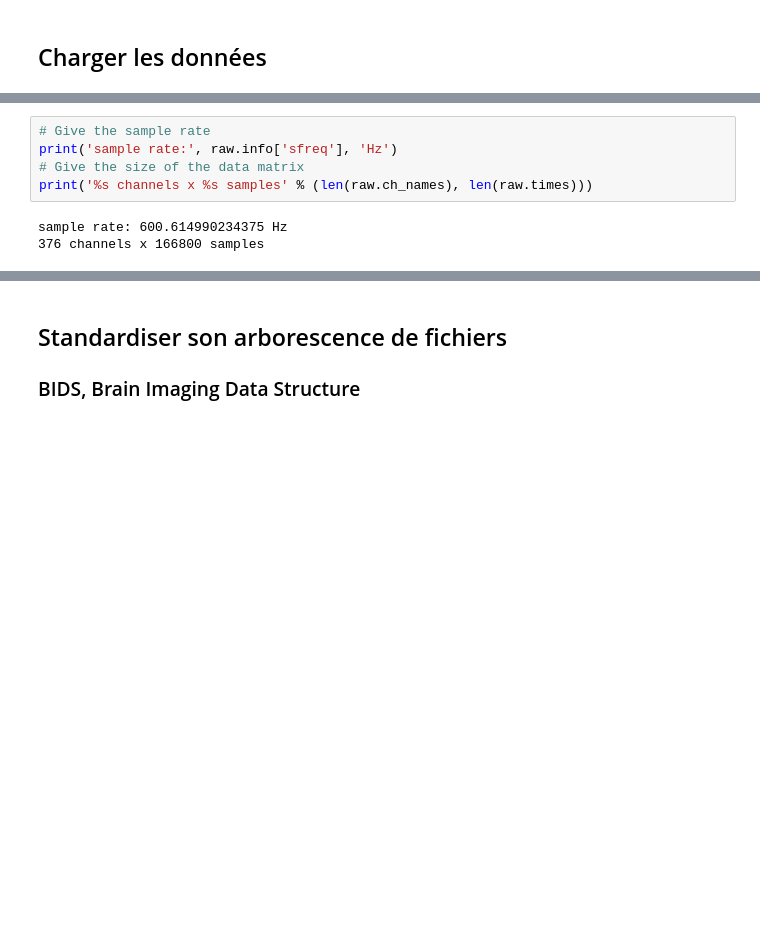
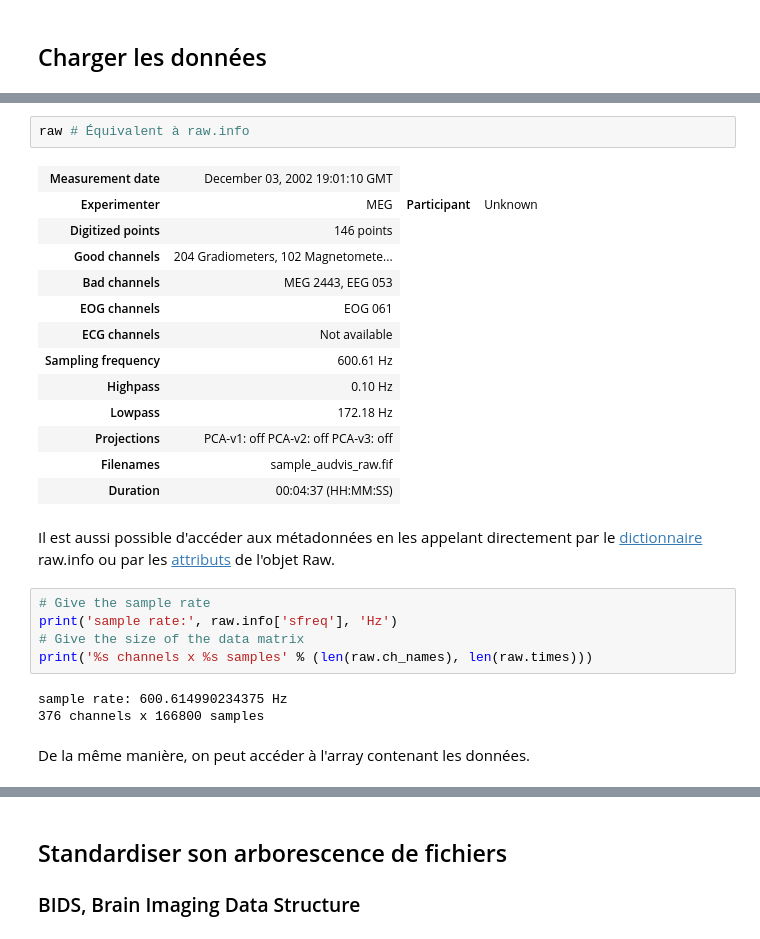
Before and after one commit to hyruuk/PSY2008A2021, a Jupyter notebook: AP1 - Manipulation de données électrophysiologiques dans MNE-Python.ipynb, the cells around one changed output, grey strips where cells are left out. Saved outputs shown, nothing was run; the diff lists cells and outputs as text; blank space fills up the shorter version.

```diff
--- a/AP1 - Manipulation de données électrophysiologiques dans MNE-Python.ipynb
+++ b/AP1 - Manipulation de données électrophysiologiques dans MNE-Python.ipynb
@@ -84,3 +90,21 @@ Les objets Raw
+# %%
+raw # Équivalent à raw.info
+# %% [output]
+| Measurement date | December 03, 2002 19:01:10 GMT |
+| Experimenter | MEG | Participant | Unknown |
+| Digitized points | 146 points |
+| Good channels | 204 Gradiometers, 102 Magnetomete... |
+| Bad channels | MEG 2443, EEG 053 |
+| EOG channels | EOG 061 |
+| ECG channels | Not available |
+| Sampling frequency | 600.61 Hz |
+| Highpass | 0.10 Hz |
+| Lowpass | 172.18 Hz |
+| Projections | PCA-v1: off PCA-v2: off PCA-v3: off |
+| Filenames | sample_audvis_raw.fif |
+| Duration | 00:04:37 (HH:MM:SS) |
+# %% [markdown]
+Il est aussi possible d'accéder aux métadonnées en les appelant directement par le [dictionnaire](https://docs.python.org/3/tutorial/datastructures.html#dictionaries) raw.info ou par les [attributs](https://docs.python.org/3/tutorial/classes.html#python-scopes-and-namespaces) de l'objet Raw.
 # %%
 # Give the sample rate
 print('sample rate:', raw.info['sfreq'], 'Hz')
@@ -89,3 +113,5 @@ print('%s channels x %s samples' % (len(raw.ch_names), len(raw.times)))
 # %% [output]
 sample rate: 600.614990234375 Hz
 376 channels x 166800 samples
+# %% [markdown]
+De la même manière, on peut accéder à l'array contenant les données.
```
Also changed, not shown: parts of 32 cells of this notebook.
